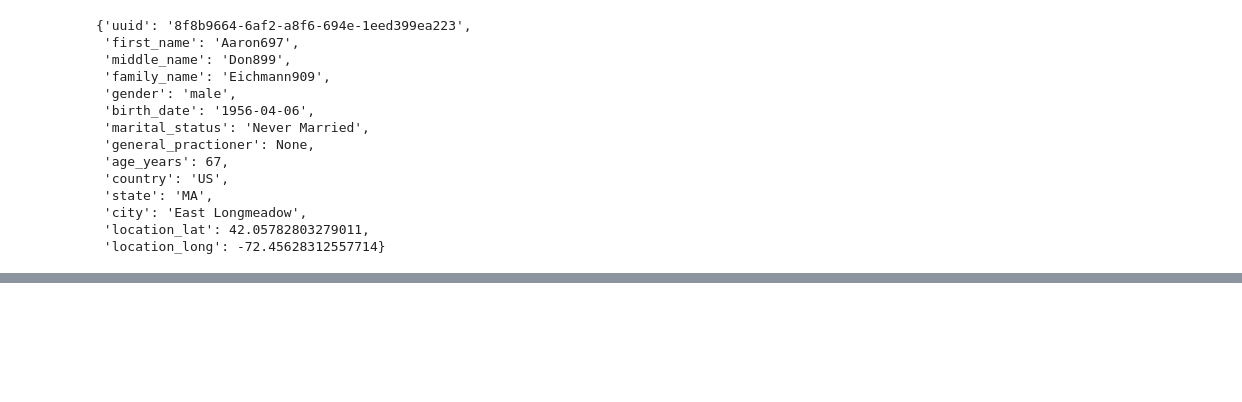
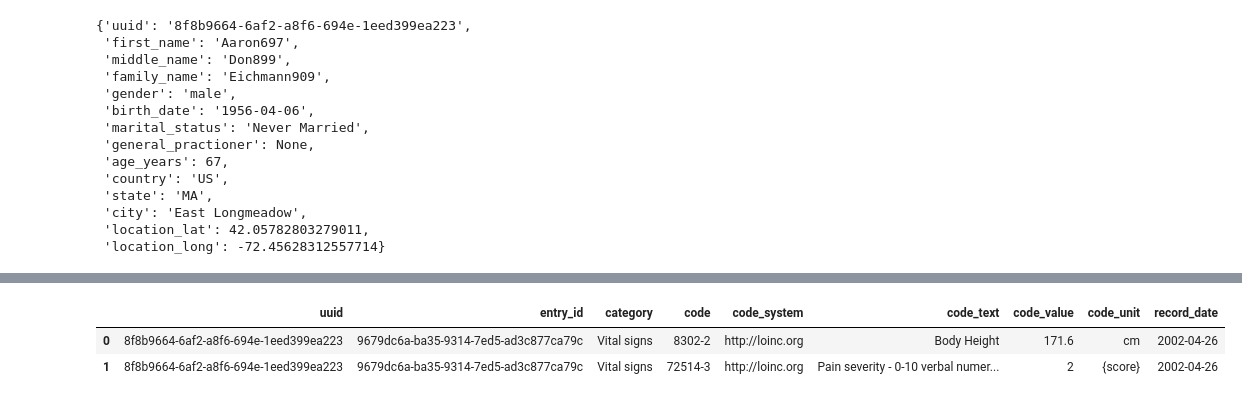
Before and after one commit to jburgener77/synthea_rwd_dash, a Jupyter notebook: 01_data_mining.ipynb, the cells around one changed output, grey strips where cells are left out. Cells and saved outputs as stored; diff of their text form; code cells hidden in the pictures; blank space fills up the shorter version.

```diff
--- a/01_data_mining.ipynb
+++ b/01_data_mining.ipynb
@@ -159,0 +398,12 @@ create_patient_entry(ex_resources)
+# %%
+vital_obs_df = test[test['category'] == 'Vital signs']
+survey_obs_df = test[test['category'] == 'Survey']
+lab_obs_df = test[test['category'] == 'Laboratory']
+social_obs_df = test[test['category'] == 'Social history']
+exam_obs_df = test[test['category'] == 'Exam']
+# %%
+vital_obs_df.head(2)
+# %% [output]
+|  | uuid | entry_id | category | code | code_system | code_text | code_value | code_unit | record_date |
+| 0 | 8f8b9664-6af2-a8f6-694e-1eed399ea223 | 9679dc6a-ba35-9314-7ed5-ad3c877ca79c | Vital signs | 8302-2 | http://loinc.org | Body Height | 171.6 | cm | 2002-04-26 |
+| 1 | 8f8b9664-6af2-a8f6-694e-1eed399ea223 | 9679dc6a-ba35-9314-7ed5-ad3c877ca79c | Vital signs | 72514-3 | http://loinc.org | Pain severity - 0-10 verbal numer... | 2 | {score} | 2002-04-26 |
```
Also changed, not shown: parts of 27 cells of this notebook.
